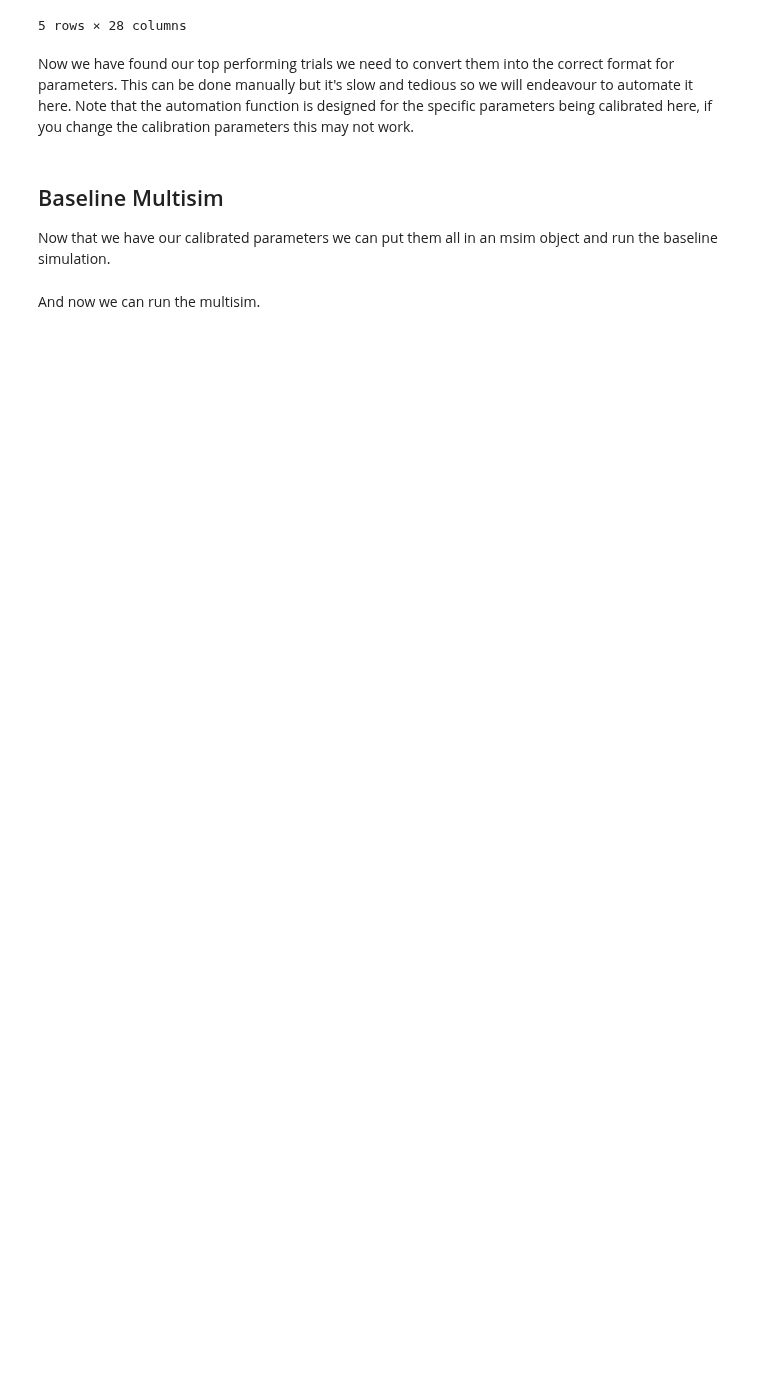
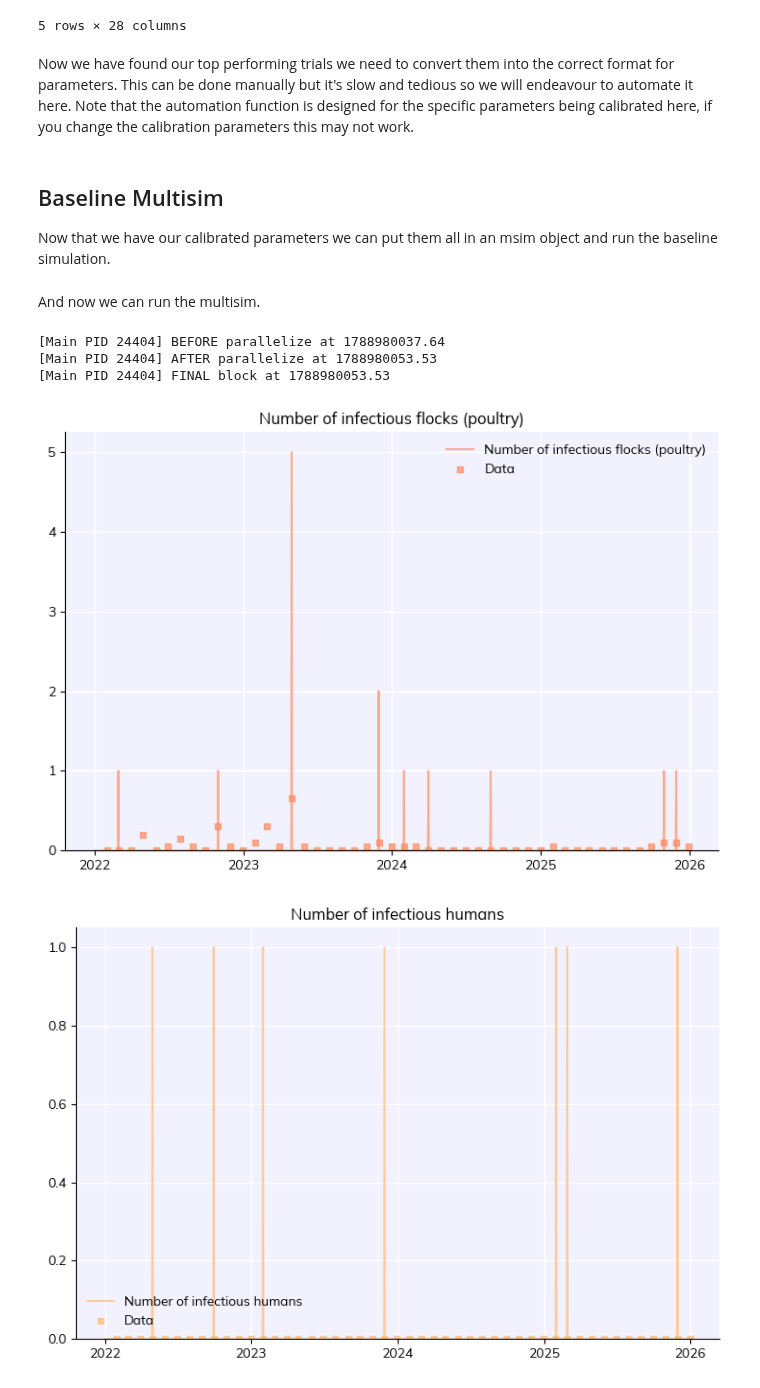
Before and after one commit to Flynn-Primrose/Zoonosim, a Jupyter notebook: workflows/paper_1.ipynb, the cells around one changed output. Drawn from its saved outputs; the diff is of its cells as text; code cells hidden in the pictures; blank space fills up the shorter version.

```diff
--- a/workflows/paper_1.ipynb
+++ b/workflows/paper_1.ipynb
@@ -521,22 +523,29 @@ for index, row in top_trials.iterrows():
 
 Now that we have our calibrated parameters we can put them all in an msim object and run the baseline simulation.
 # %%
-ensemble_sims = []
+baseline_sims = []
 
 for i in range(0,len(top_pars)):
-    temp_label = f'{project_name}_sim_{i}'
+    temp_label = f'{project_name}_sim_{i}_baseline'
     temp_sim = zn.Sim(datafile=calibration_data, label=temp_label, pars=baseline_pars)
     temp_sim.update_pars(pars = top_pars[i], recursive = True)
-    ensemble_sims.append(temp_sim)
+    baseline_sims.append(temp_sim)
 
-ensemble_msim = zn.MultiSim(ensemble_sims, n_runs = 100, verbose = zn.options.get('verbose'))
+baseline_msim = zn.MultiSim(baseline_sims, n_runs = 100, verbose = zn.options.get('verbose'))
 # %% [markdown]
 And now we can run the multisim.
 # %%
 if __name__ == "__main__": # This is needed because Windows is weird.
-    ensemble_msim.run(keep_people = True, run_args = dict(auto_finalize = False))
-    ensemble_msim.finalize()
-    ensemble_msim.shrink()
-    ensemble_msim.save(f'msims/{project_name}_w_data.msim')
-    ensemble_msim.combine()
-    ensemble_msim.plot() # We will do our own custom plots later, here I just want to verify that everything worked correctly.
+    baseline_msim.run(keep_people = True, run_args = dict(auto_finalize = False))
+    baseline_msim.finalize()
+    baseline_msim.shrink()
+    baseline_msim.save(f'msims/{project_name}_w_data.msim')
+    baseline_msim.combine()
+    baseline_msim.plot_result(key = 'monthly_new_poultry_flock_infectious') # We will do custom plots later this is just to check that everything is working correctly
+    baseline_msim.plot_result(key = 'monthly_new_human_infectious') # We will do custom plots later this is just to check that everything is working correctly
+# %% [output]
+[Main PID 24404] BEFORE parallelize at 1788980037.64
+[Main PID 24404] AFTER parallelize at 1788980053.53
+[Main PID 24404] FINAL block at 1788980053.53
+[figure, added]
+[figure, added]
```
Also changed, not shown: parts of 7 cells of this notebook, 1 other file.
